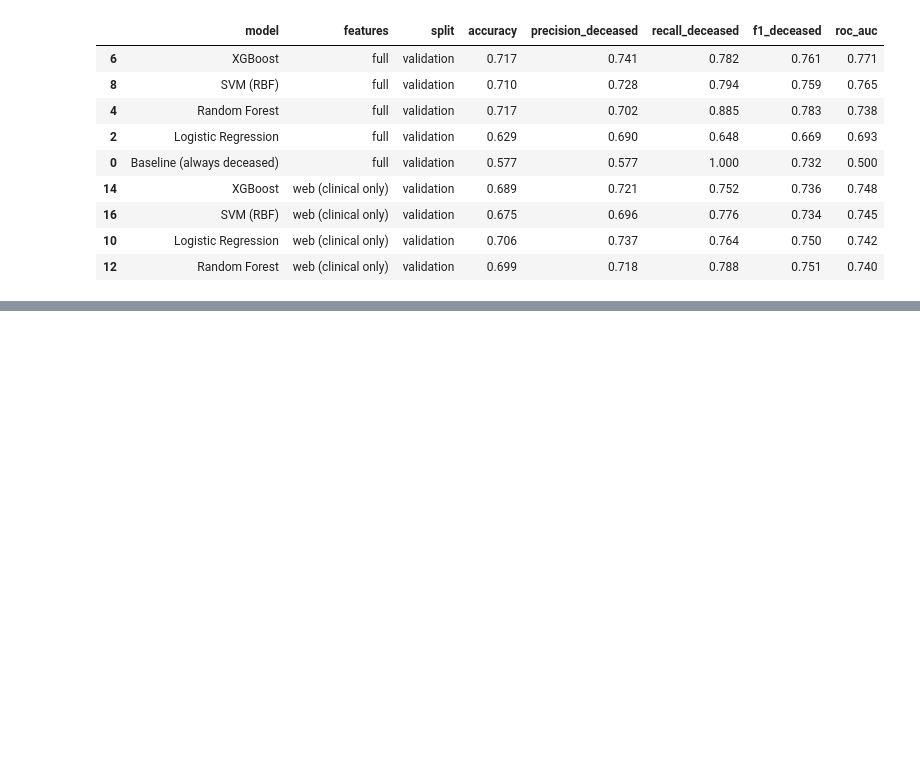
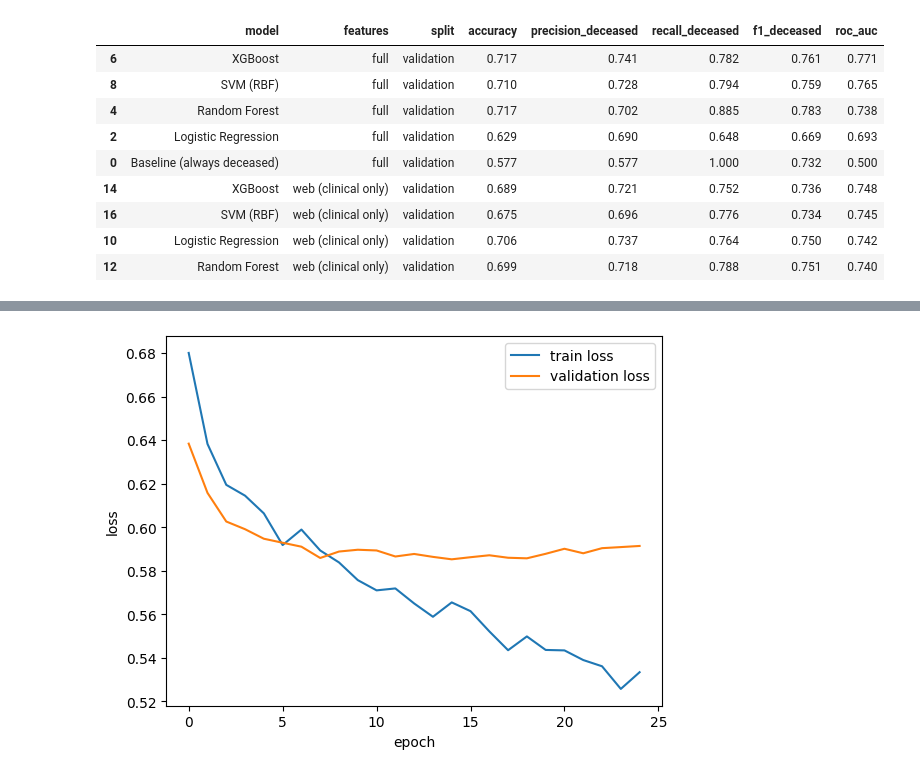
Before and after one commit to ParthHarde/breast-cancer-project, a Jupyter notebook: metabric/01_metabric_data.ipynb, the cells around one changed output, grey strips where cells are left out. Cells and saved outputs as stored; diff of their text form; code cells hidden in the pictures; blank space fills up the shorter version.

```diff
--- a/metabric/01_metabric_data.ipynb
+++ b/metabric/01_metabric_data.ipynb
@@ -527,0 +568,8 @@ res.to_csv(f"{BASE}/results/validation_results_day1.csv", index=False)
+# %%
+nn_w = build_nn(Xtr_w.shape[1])
+h_w = train_nn(nn_w, Xtr_w, y_train, Xval_w, y_val)
+plot_history(h_w)
+log_result("Neural network", y_train, nn_w.predict(Xtr_w.astype("float32"), verbose=0).ravel(), "web (clinical only)", "train")
+log_result("Neural network", y_val,   nn_w.predict(Xval_w.astype("float32"), verbose=0).ravel(), "web (clinical only)", "validation")
+# %% [output]
+[figure, added]
```
Also changed, not shown: parts of 20 cells of this notebook.
